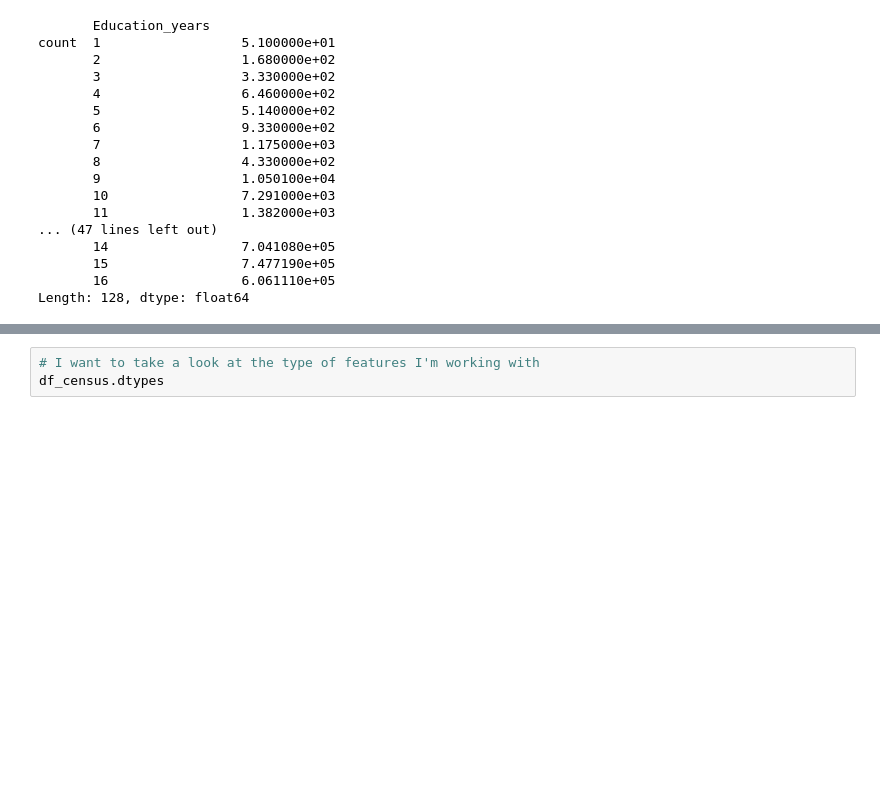
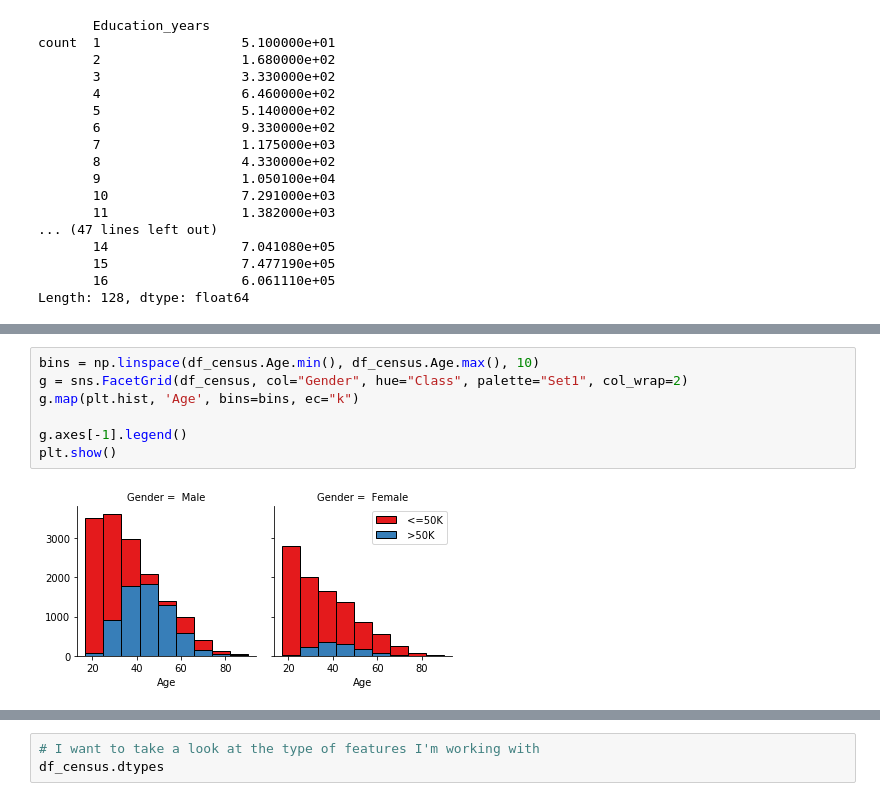
Before and after one commit to carlos-datacowboy/Coursera-IBM-capstone, a Jupyter notebook: income-classification.ipynb, the cells around one changed output, grey strips where cells are left out. Saved outputs shown, nothing was run; the diff lists cells and outputs as text; blank space fills up the shorter version.

```diff
--- a/income-classification.ipynb
+++ b/income-classification.ipynb
@@ -107,0 +146,9 @@ Length: 128, dtype: float64
+# %%
+bins = np.linspace(df_census.Age.min(), df_census.Age.max(), 10)
+g = sns.FacetGrid(df_census, col="Gender", hue="Class", palette="Set1", col_wrap=2)
+g.map(plt.hist, 'Age', bins=bins, ec="k")
+
+g.axes[-1].legend()
+plt.show()
+# %% [output]
+[figure, added]
```
Also changed, not shown: parts of 18 cells of this notebook.
